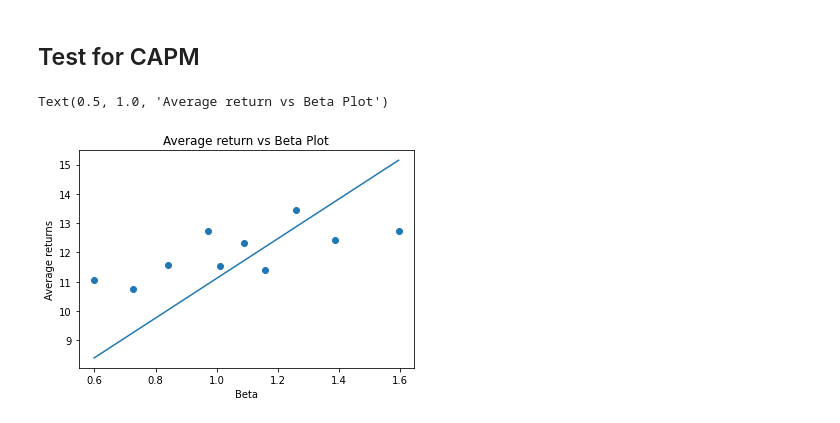
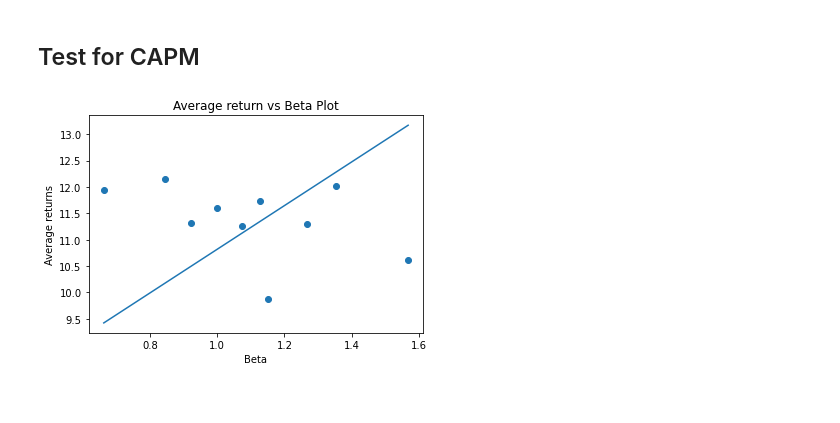
Before and after one commit to ribhavgaur/Financial-Markets, a Jupyter notebook: Assignment_1_Beta_Calculation.ipynb, the cells around one changed output. Cells and saved outputs as stored; diff of their text form; code cells hidden in the pictures.

```diff
--- a/Assignment_1_Beta_Calculation.ipynb
+++ b/Assignment_1_Beta_Calculation.ipynb
@@ -51,52 +52,55 @@ pd.DataFrame.from_dict(regression_analysis, orient='index',columns = ['Alpha','B
 def getPortfolio(path):
     df = pd.read_csv('Monthly_Portfolio_returns.csv')
     df['date'] = pd.to_datetime(df['date'],format='%Y%m')
     df = df.set_index('date')
     df = df.drop(['Lo 20', 'Qnt 2', 'Qnt 3', 'Qnt 4', 'Hi 20'],axis = 1)
     df = df.rename(columns = {"Lo 10":'dec_1',"Dec-02":'dec_2',"Dec-03":'dec_3',"Dec-04":'dec_4',
                             "Dec-05":'dec_5',"Dec-06":'dec_6',"Dec-07":'dec_7',"Dec-08":'dec_8',
                             "Dec-09":'dec_9',"Hi 10":'dec_10'})
 
     df[df==-99.99] = np.nan
     df[df==-999] = np.nan
     return df
 
 def getbetas(df_portfolio):
     beta_dict = {}
     for col in df_portfolio:
         if(col=='excess_mkt'):
             continue
         reg = sm.ols(formula = str(col) + '~ excess_mkt',data = df_portfolio).fit()
         beta_dict[col] = reg.params.excess_mkt
     return beta_dict
 
-df_portfolio = getPortfolio("Monthly_Portfolio_returns.csv")
-df_fama_all = getfama('Monthly_Fama.csv').loc[df_portfolio.index,:]
-avg_rf = df_fama_all['RF'].mean()
-assert df_fama_all.shape[0] == df_portfolio.shape[0]
-df_portfolio['excess_mkt'] = df_fama_all['Mkt-RF']
+def getPlots(df_portfolio,df_fama_all,start_date, end_date):
+    df_portfolio = df_portfolio.copy().loc[(df_portfolio.index>=start_date) & (df_portfolio.index<=end_date),:]
+    df_fama_all = df_fama_all.loc[df_portfolio.index,:]
+    avg_rf = df_fama_all['RF'].mean()
+    assert df_fama_all.shape[0] == df_portfolio.shape[0]
+    df_portfolio['excess_mkt'] = df_fama_all['Mkt-RF']
 
-mean_monthly_returns = df_portfolio.mean(axis=0).to_dict()
-beta_dict = getbetas(df_portfolio)
+    mean_monthly_returns = df_portfolio.mean(axis=0).to_dict()
+    beta_dict = getbetas(df_portfolio)
 
-avg_market_premium = mean_monthly_returns['excess_mkt']
+    avg_market_premium = mean_monthly_returns['excess_mkt']
 
-l_betas = []
-l_mean_returns = []
+    l_betas = []
+    l_mean_returns = []
 
-for decile in beta_dict:
-    l_betas.append(beta_dict[decile])
-    l_mean_returns.append(12*mean_monthly_returns[decile])
+    for decile in beta_dict:
+        l_betas.append(beta_dict[decile])
+        l_mean_returns.append(12*mean_monthly_returns[decile])
 
-l_expected_returns = [12*(avg_market_premium*x + avg_rf)  for x in l_betas]
+    l_expected_returns = [12*(avg_market_premium*x + avg_rf)  for x in l_betas]
 
-assert len(l_betas) == len(l_expected_returns)
+    assert len(l_betas) == len(l_expected_returns)
 
-plt.scatter(l_betas,l_mean_returns)
-plt.plot(l_betas,l_expected_returns)
-plt.xlabel('Beta')
-plt.ylabel('Average returns')
-plt.title('Average return vs Beta Plot')
+    plt.scatter(l_betas,l_mean_returns)
+    plt.plot(l_betas,l_expected_returns)
+    plt.xlabel('Beta')
+    plt.ylabel('Average returns')
+    plt.title('Average return vs Beta Plot')
+
+df_portfolio_global = getPortfolio("Monthly_Portfolio_returns.csv")
+df_fama_global = getfama('Monthly_Fama.csv')
 # %% [output]
-Text(0.5, 1.0, 'Average return vs Beta Plot')
-[figure, old version]
+[figure, new version]
```
Also changed, not shown: parts of 3 cells of this notebook.
